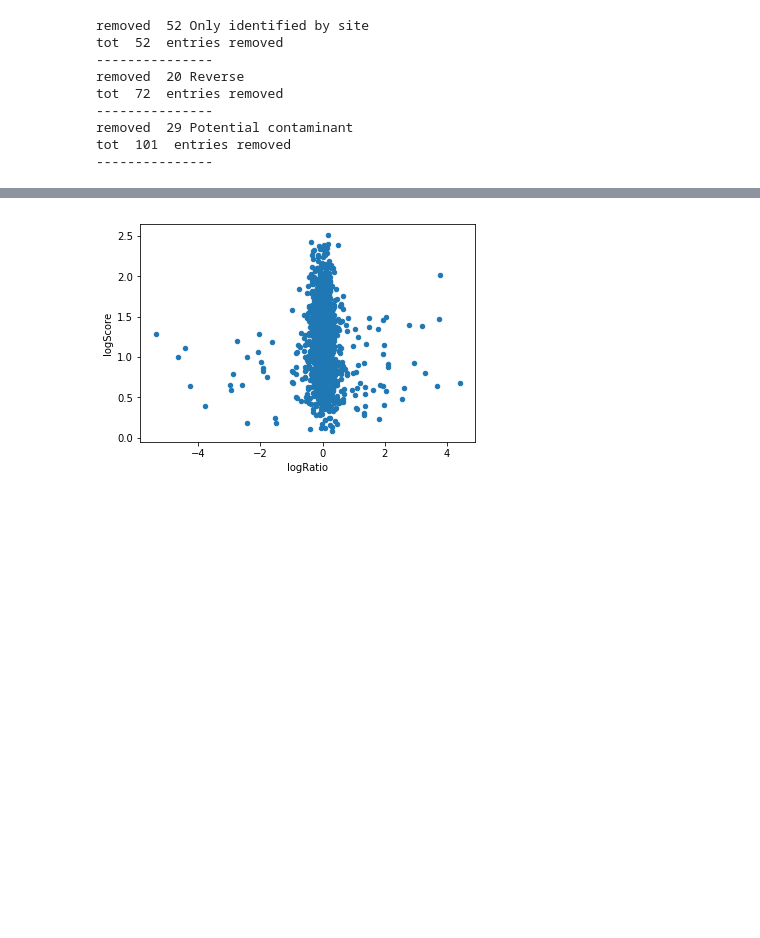
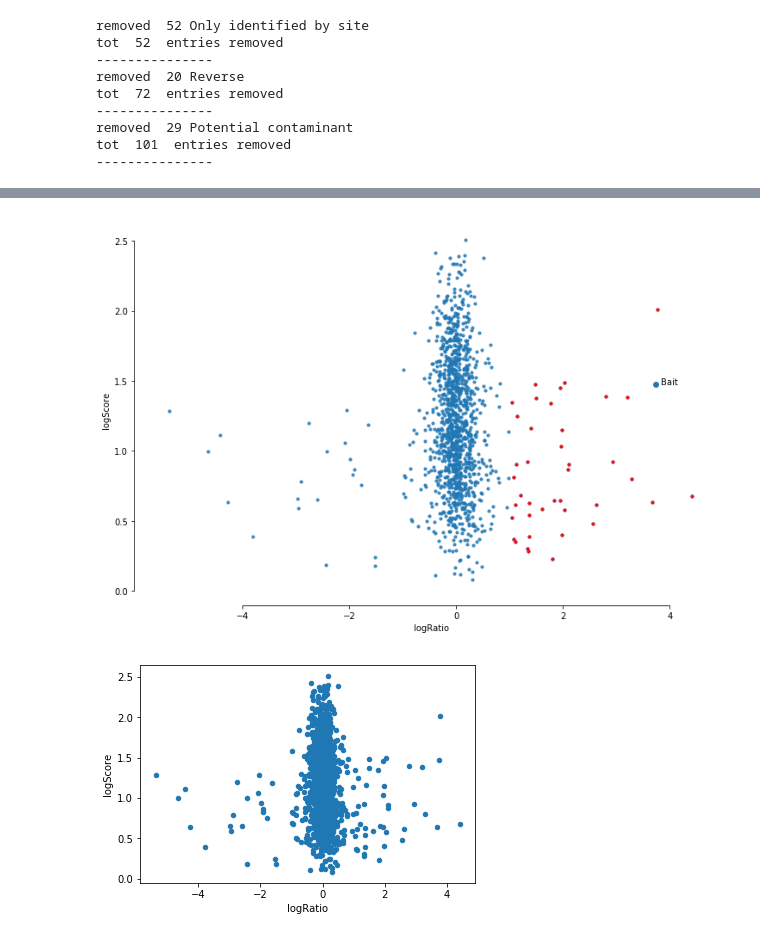
Before and after one commit to mtinti/zhe_analysis_01, a Jupyter notebook: Analysis.ipynb, the cells around one changed output, grey strips where cells are left out. Cells and saved outputs as stored; diff of their text form; code cells hidden in the pictures; blank space fills up the shorter version.

Commit message:
modify figure

```diff
--- a/Analysis.ipynb
+++ b/Analysis.ipynb
@@ -131,5 +131,29 @@ selection.head()
 | Tb927.11.12080 | N-acetyl-D-glucosaminylphosphatid... | 2 | 29.8040 | 13.2970 | 3156700 | 6.499233 | 3.733029 | 1.474275 | ... |
 | Tb927.11.6210 | Lanosterol 14-alpha demethylase | 4 | 4.3205 | 12.7250 | 4638000 | 6.666331 | 3.669594 | 0.635534 | ... |
 | Tb927.10.4040 | 3-keto-dihydrosphingosine reductase | 4 | 6.3210 | 9.7405 | 1800500 | 6.255393 | 3.283996 | 0.800786 | ... |
+# %%
+fig,ax = plt.subplots(figsize=(12,8))
+sns.regplot(x='logRatio', y='logScore',
+            fit_reg=False, data = selection,
+            ax=ax, scatter_kws={'s':10})
+sns.despine(offset=10, trim=True)
+
+
+sns.regplot(x='logRatio', y='logScore',
+            fit_reg=False, data = selection[selection['logRatio']>1],
+            ax=ax, scatter_kws={'s':10,'color':'red'})
+sns.despine(offset=10, trim=True)
+
+
+
+x_val = selection.loc['Tb927.11.12080']['logRatio']
+y_val = selection.loc['Tb927.11.12080']['logScore']
+ax.scatter(x_val,y_val, s=35)
+ax.annotate('Bait', xy=(x_val, y_val), xytext=(x_val+0.1, y_val),
+            )
+plt.savefig('test_fig.svg')
+plt.show()
+# %% [output]
+[figure, added]
 # %%
 #basic plot
```
Also changed, not shown: parts of 4 cells of this notebook.
